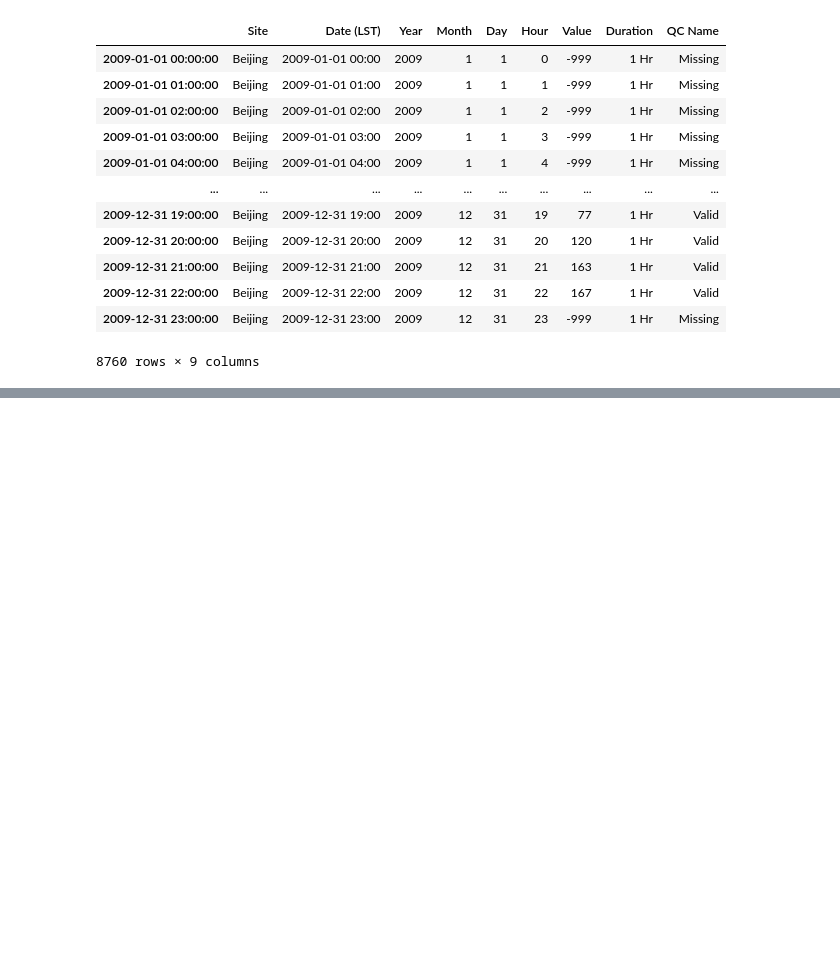
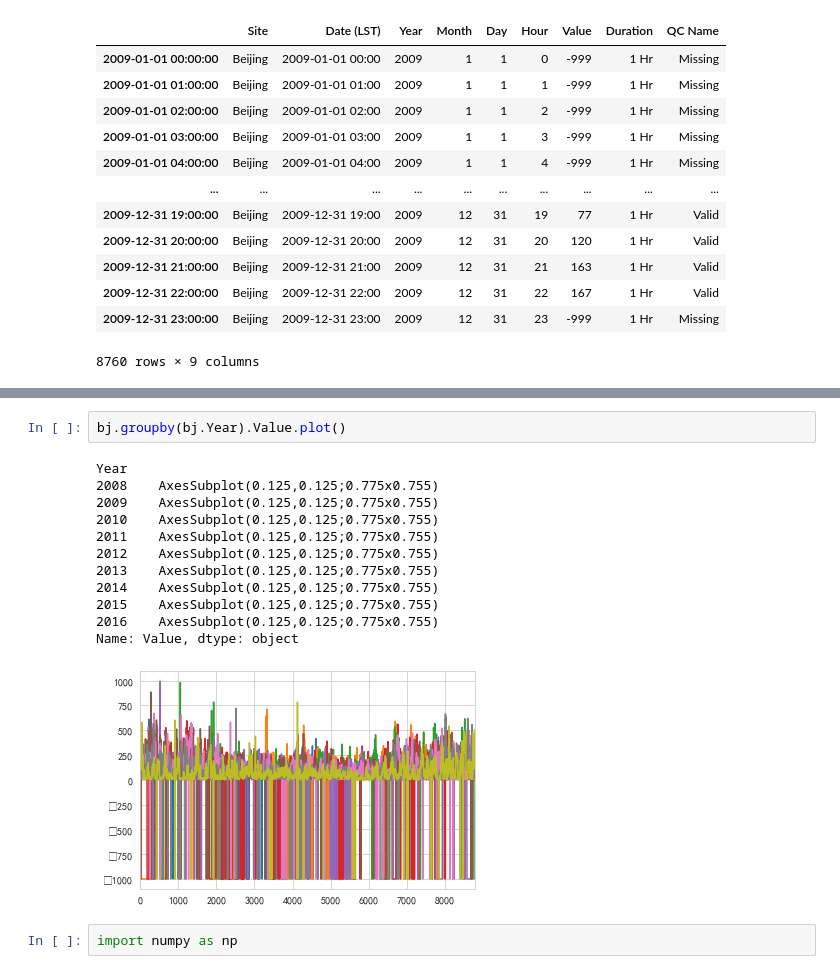
Before and after one commit to IamZY/DataAnalysis, a Jupyter notebook: pandas/Pandas.ipynb, the cells around one changed output, grey strips where cells are left out. Drawn from its saved outputs; the diff is of its cells as text; blank space fills up the shorter version.

```diff
--- a/pandas/Pandas.ipynb
+++ b/pandas/Pandas.ipynb
@@ -2396,0 +2440,17 @@ bj09idx[~bj09idx.index.duplicated()].reindex(idx,method = "bfill")
+# %%
+bj.groupby(bj.Year).Value.plot()
+# %% [output]
+Year
+2008    AxesSubplot(0.125,0.125;0.775x0.755)
+2009    AxesSubplot(0.125,0.125;0.775x0.755)
+2010    AxesSubplot(0.125,0.125;0.775x0.755)
+2011    AxesSubplot(0.125,0.125;0.775x0.755)
+2012    AxesSubplot(0.125,0.125;0.775x0.755)
+2013    AxesSubplot(0.125,0.125;0.775x0.755)
+2014    AxesSubplot(0.125,0.125;0.775x0.755)
+2015    AxesSubplot(0.125,0.125;0.775x0.755)
+2016    AxesSubplot(0.125,0.125;0.775x0.755)
+Name: Value, dtype: object
+[figure, added]
+# %%
+import numpy as np
```
Also changed, not shown: parts of 42 cells of this notebook, 25 other files.
